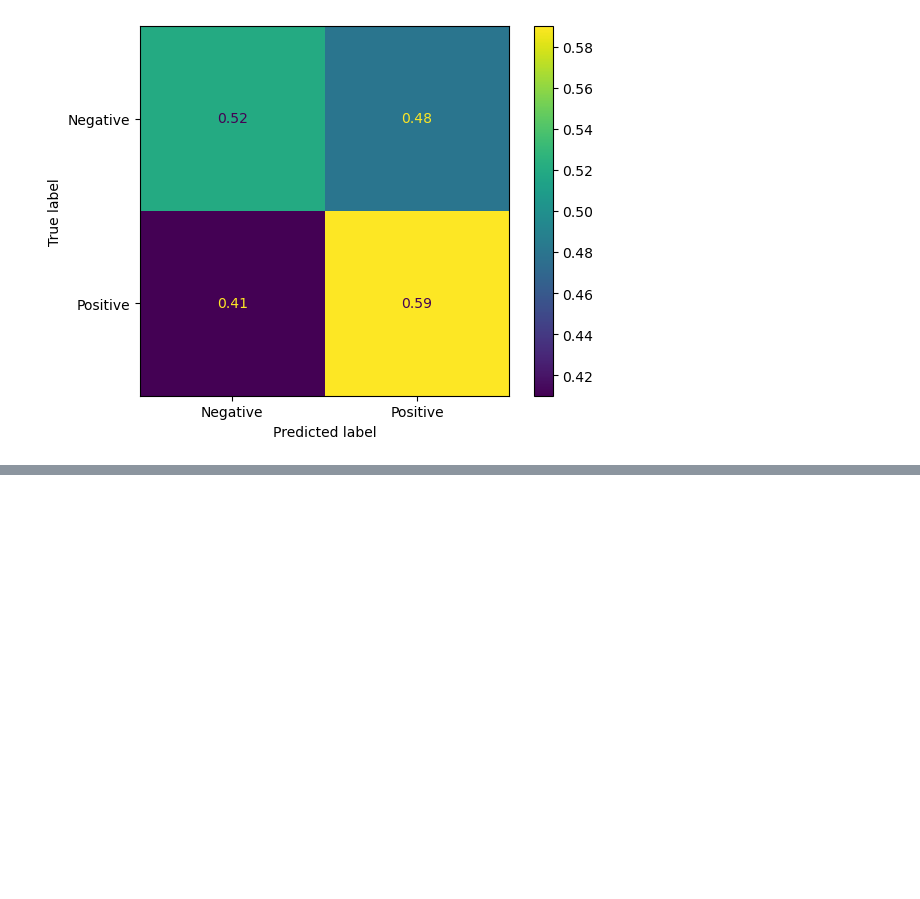
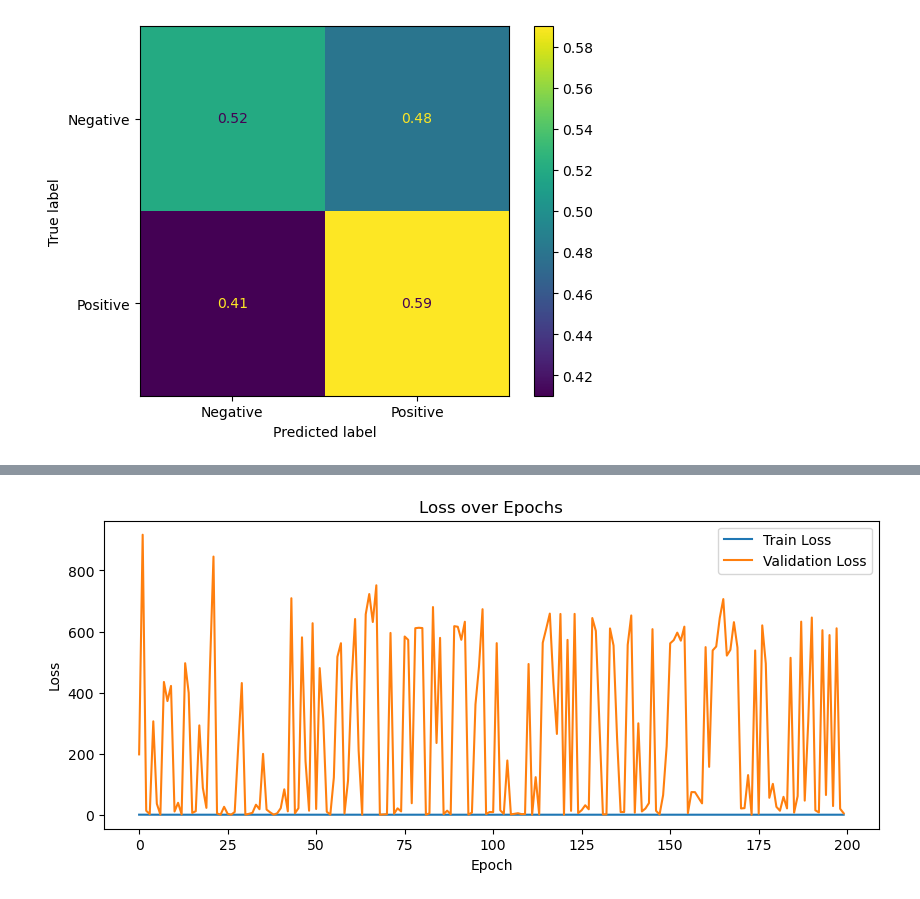
Before and after one commit to jPorterDosch/Twitter-Bot-Detection, a Jupyter notebook: model_tests.ipynb, the cells around one changed output, grey strips where cells are left out. Saved outputs shown, nothing was run; the diff lists cells and outputs as text; code cells hidden in the pictures; blank space fills up the shorter version.

Commit message:
model trains, now optimizing for accuracy

```diff
--- a/model_tests.ipynb
+++ b/model_tests.ipynb
@@ -290,6 +290,8 @@ from torch.utils.data import random_split, DataLoader
 from torch.optim import Adam
 import torch.nn
 from torch.optim.lr_scheduler import ReduceLROnPlateau
+
+dvc = 'cuda' if torch.cuda.is_available() else 'cpu'
 
 datapath = "/home/jdosch1/personal/COSC325_Final/data"
 
@@ -306,14 +308,16 @@ train_dataset, test_dataset = random_split(dataset, [train_len, test_len])
 train_dl = DataLoader(train_dataset, batch_size=32, shuffle=True)
 test_dl = DataLoader(test_dataset, batch_size=32, shuffle=False)
 
-model = DNN()
+model = DNN().to(dvc)
+# model = SimpleMLP(length=next(iter(train_dl))[0].shape[2]).to(dvc)
+
 # All hyperparameters taken directly from the paper this was inspired by
-criterion = torch.nn.BCEWithLogitsLoss()
-optimizer = Adam(model.parameters(), lr=0.001)
+criterion = torch.nn.CrossEntropyLoss()
+optimizer = Adam(model.parameters(), lr=1e-3, weight_decay=1e-4)
 
 scheduler = ReduceLROnPlateau(
     optimizer,
-    mode='max',
+    mode='min',
     factor=0.5,
     patience=10,
     eps=1e-4
@@ -395,0 +460,14 @@ RuntimeError: Given groups=1, weight of size [4, 4, 3], expected input[32, 1, 11
+# %%
+import matplotlib.pyplot as plt
+
+# Loss Curve
+plt.figure(figsize=(10, 4))
+plt.plot(train_losses, label='Train Loss')
+plt.plot(val_losses, label='Validation Loss')
+plt.xlabel('Epoch')
+plt.ylabel('Loss')
+plt.title('Loss over Epochs')
+plt.legend()
+plt.show()
+# %% [output]
+[figure, added]
```
Also changed, not shown: parts of 3 cells of this notebook, 1 other file.
